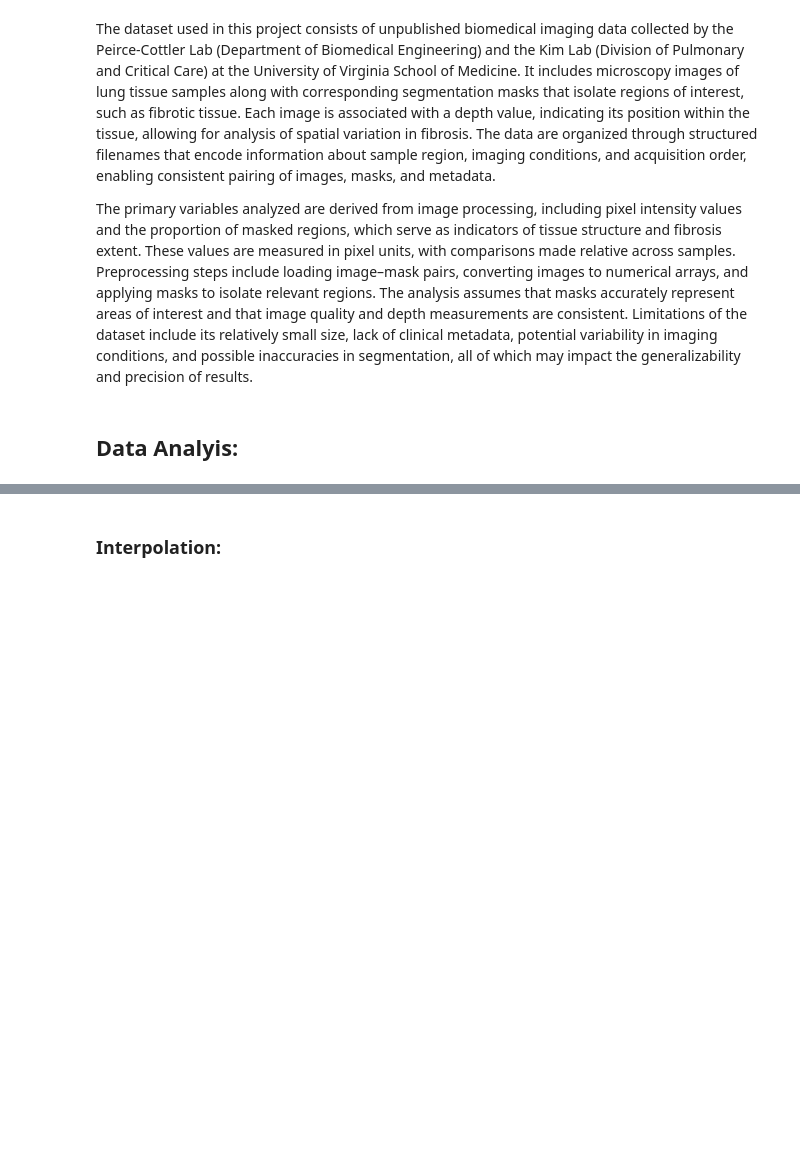
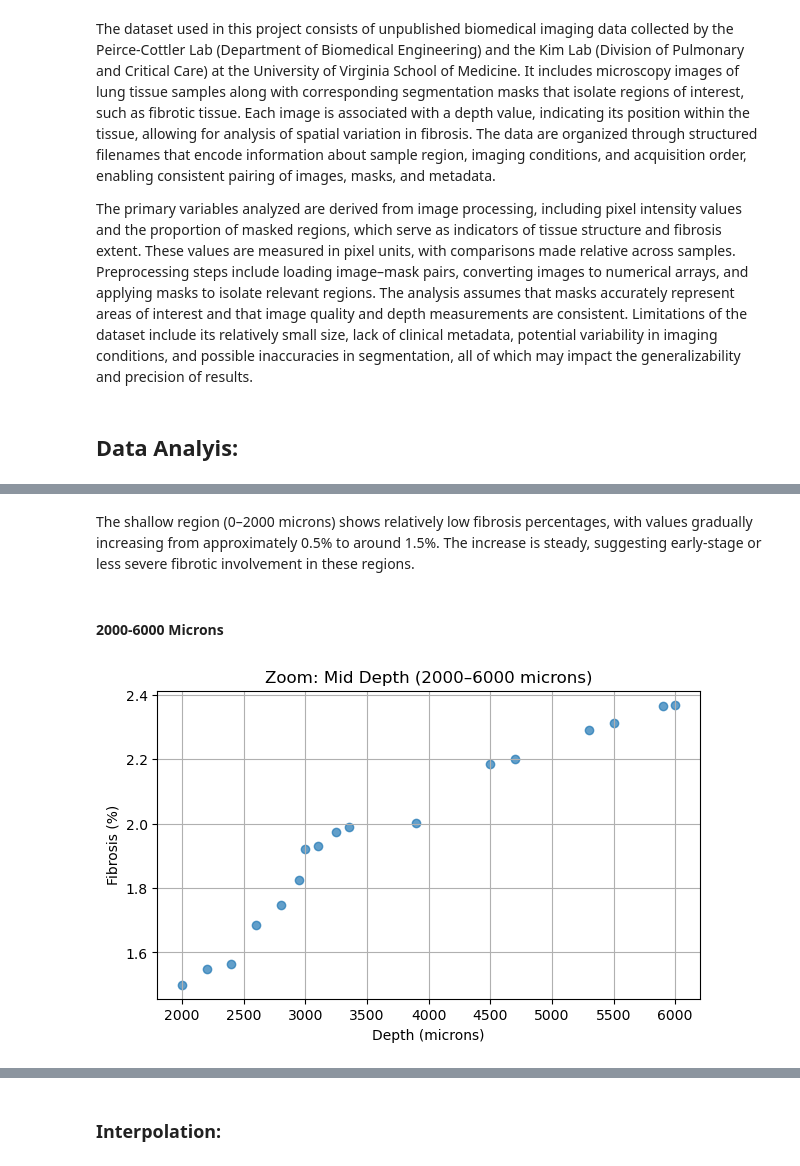
Before and after one commit to breckleytheresa13-debug/Module-3-Fibrosisb-breckley_elfaki, a Jupyter notebook: Module 3 Template.ipynb, the cells around one changed output, grey strips where cells are left out. Drawn from its saved outputs; the diff is of its cells as text; code cells hidden in the pictures; blank space fills up the shorter version.

```diff
--- a/Module 3 Template.ipynb
+++ b/Module 3 Template.ipynb
@@ -165,0 +260,9 @@ Execution time: 0.0000295000 seconds
+# %% [markdown]
+The shallow region (0–2000 microns) shows relatively low fibrosis percentages, with values gradually increasing from approximately 0.5% to around 1.5%. The increase is steady, suggesting early-stage or less severe fibrotic involvement in these regions.
+# %% [markdown]
+#### **2000-6000 Microns**
+# %%
+# Middle region
+plot_zoom(x, y, 2000, 6000, "Zoom: Mid Depth (2000–6000 microns)")
+# %% [output]
+[figure, added]
```
Also changed, not shown: parts of 14 cells of this notebook, 10 other files.
